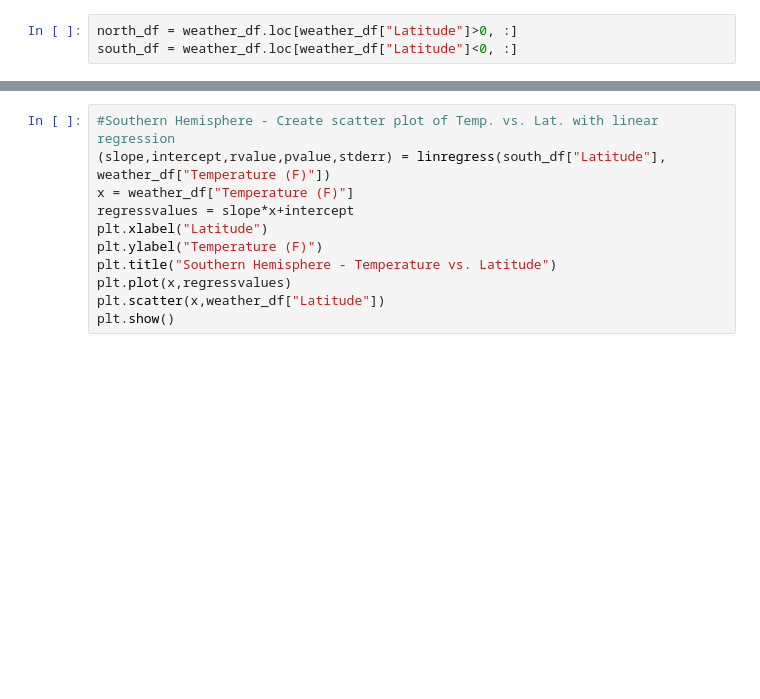
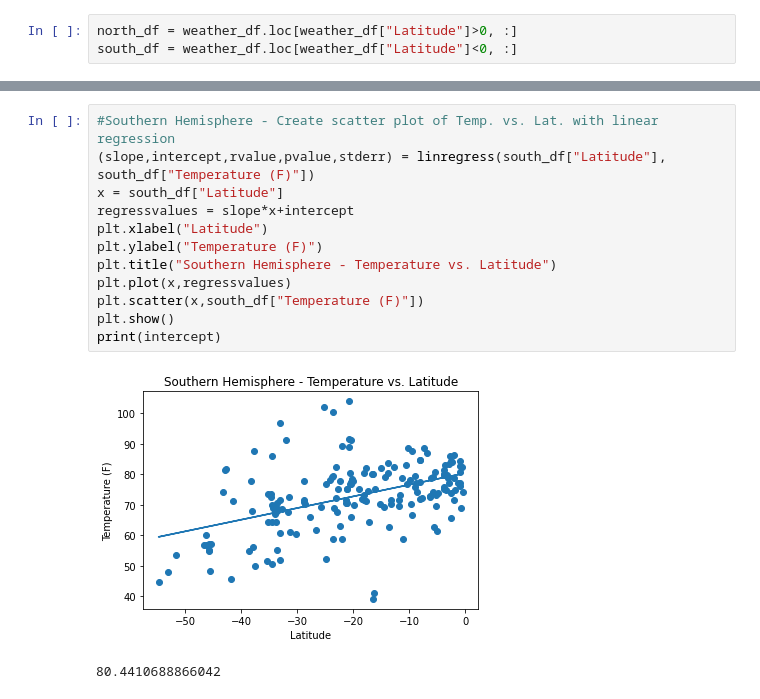
Before and after one commit to olivedisaster/python-api-challenge, a Jupyter notebook: WeatherPy/WeatherPy.ipynb, the cells around one changed output, grey strips where cells are left out. Cells and saved outputs as stored; diff of their text form; blank space fills up the shorter version.

```diff
--- a/WeatherPy/WeatherPy.ipynb
+++ b/WeatherPy/WeatherPy.ipynb
@@ -147,13 +175,17 @@ plt.show()
 # %%
 #Southern Hemisphere - Create scatter plot of Temp. vs. Lat. with linear regression
-(slope,intercept,rvalue,pvalue,stderr) = linregress(south_df["Latitude"], weather_df["Temperature (F)"])
-x = weather_df["Temperature (F)"]
+(slope,intercept,rvalue,pvalue,stderr) = linregress(south_df["Latitude"], south_df["Temperature (F)"])
+x = south_df["Latitude"]
 regressvalues = slope*x+intercept
 plt.xlabel("Latitude")
 plt.ylabel("Temperature (F)")
 plt.title("Southern Hemisphere - Temperature vs. Latitude")
 plt.plot(x,regressvalues)
-plt.scatter(x,weather_df["Latitude"])
+plt.scatter(x,south_df["Temperature (F)"])
 plt.show()
+print(intercept)
+# %% [output]
+[figure, added]
+80.4410688866042
 # %%
 #Northern Hemisphere - Create scatter plot of Humid. vs. Lat. with linear regression
```
Also changed, not shown: parts of 15 cells of this notebook, 1 other file.
